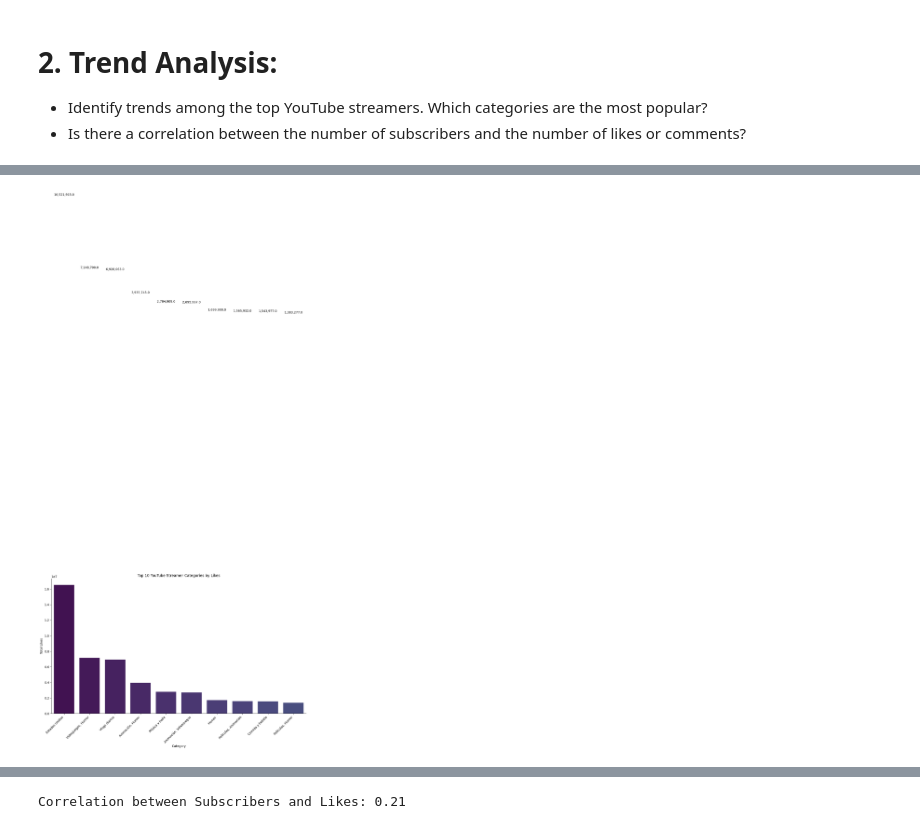
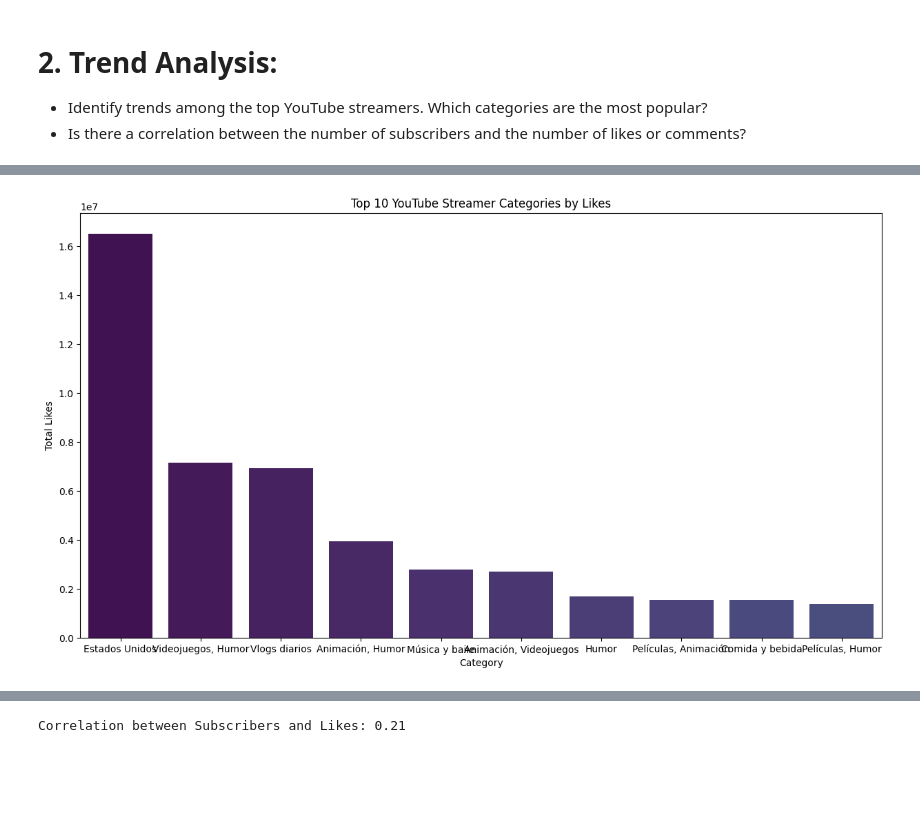
Before and after one commit to AndheraYoddha/-TASK-INTERN-CAREER, a Jupyter notebook: Youtube_Streamer.ipynb, the cells around one changed output, grey strips where cells are left out. Drawn from its saved outputs; the diff is of its cells as text; code cells hidden in the pictures; blank space fills up the shorter version.

```diff
--- a/Youtube_Streamer.ipynb
+++ b/Youtube_Streamer.ipynb
@@ -208,27 +197,11 @@ category_subs=df.groupby('Categories')['Suscribers'].sum().reset_index()#categor
 sorted_data = category_subs.sort_values(by='Suscribers', ascending=False)
 # %%
 sorted_data = category_subs.sort_values(by='Suscribers', ascending=False)
-
-# Set a custom color palette for the plot
-colors = sns.color_palette("viridis", len(sorted_data['Categories']))
-
-# Create a bar plot with Seaborn for better aesthetics
 plt.figure(figsize=(15, 8))
 sns.barplot(x='Categories', y='Suscribers', data=sorted_data.head(10), palette=colors)
-
-# Rotate x-axis labels for better readability
-plt.xticks(rotation=45, ha='right')
-
 plt.title('Top 10 YouTube Streamer Categories by Subscribers')
 plt.xlabel('Category')
 plt.ylabel('Total Subscribers')
 
-# Add value annotations on top of each bar
-for i, value in enumerate(sorted_data['Suscribers'].head(10)):
-    plt.text(i, value + 0.5e8, f'{value:,}', ha='center', va='bottom', fontsize=10)
-
-# Remove the top and right spines for a cleaner look
-sns.despine(top=True, right=True)
-
 plt.show()
 # %% [output]
@@ -239,31 +212,15 @@ category_likes=df.groupby('Categories')['Likes'].sum().reset_index()#category fa
 sorted_data = category_likes.sort_values(by='Likes', ascending=False)
 # %%
 sorted_data = category_likes.sort_values(by='Likes', ascending=False)
-
-# Set a custom color palette for the plot
-colors = sns.color_palette("viridis", len(sorted_data['Categories']))
-
-# Create a bar plot with Seaborn for better aesthetics
 plt.figure(figsize=(15, 8))
 sns.barplot(x='Categories', y='Likes', data=sorted_data.head(10), palette=colors)
-
-# Rotate x-axis labels for better readability
-plt.xticks(rotation=45, ha='right')
-
 plt.title('Top 10 YouTube Streamer Categories by Likes')
 plt.xlabel('Category')
 plt.ylabel('Total Likes')
 
-# Add value annotations on top of each bar
-for i, value in enumerate(sorted_data['Likes'].head(10)):
-    plt.text(i, value + 0.5e8, f'{value:,}', ha='center', va='bottom', fontsize=10)
-
-# Remove the top and right spines for a cleaner look
-sns.despine(top=True, right=True)
-
 plt.show()
 # %% [output]
-[figure, old version]
+[figure, new version]
 # %%
 df.head()
 # %% [output]
```
Also changed, not shown: parts of 6 cells of this notebook.
